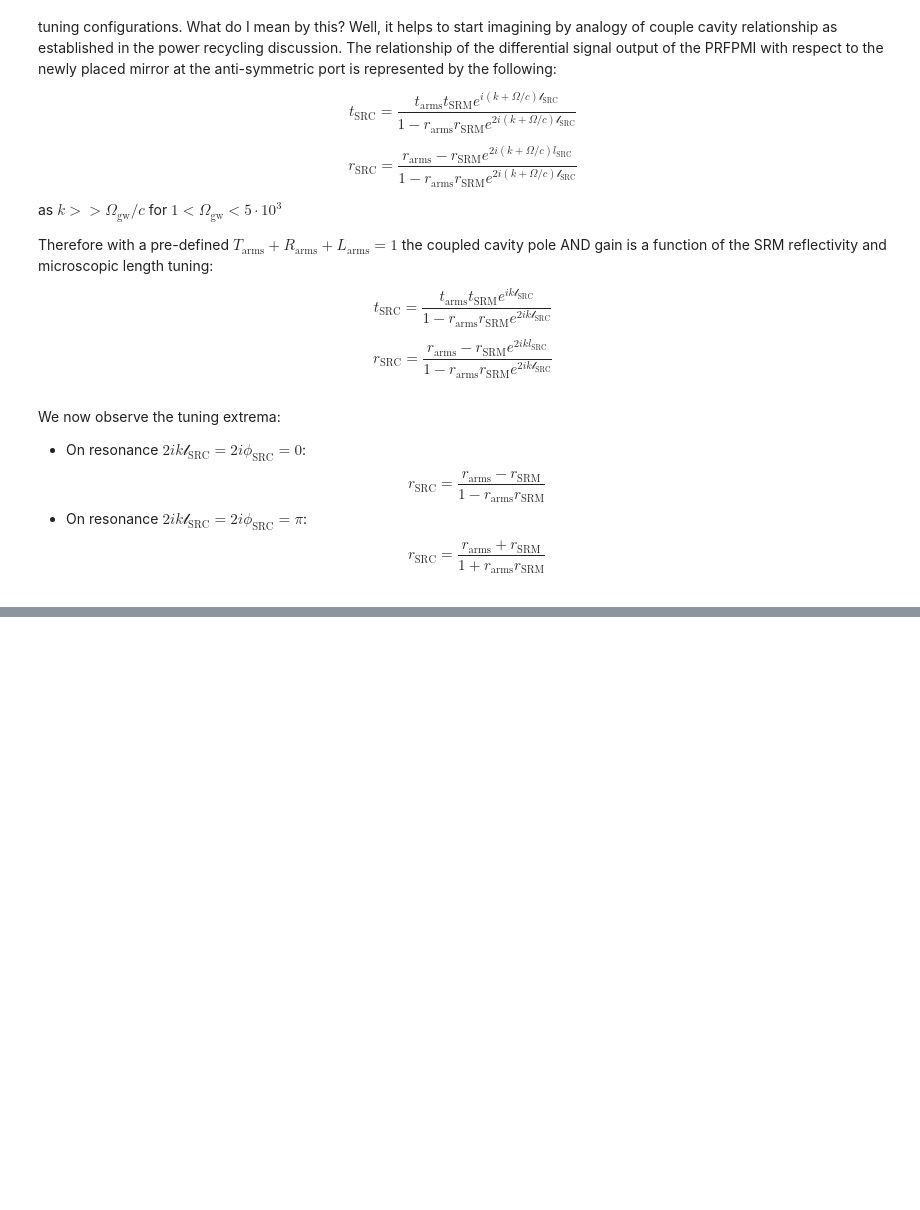
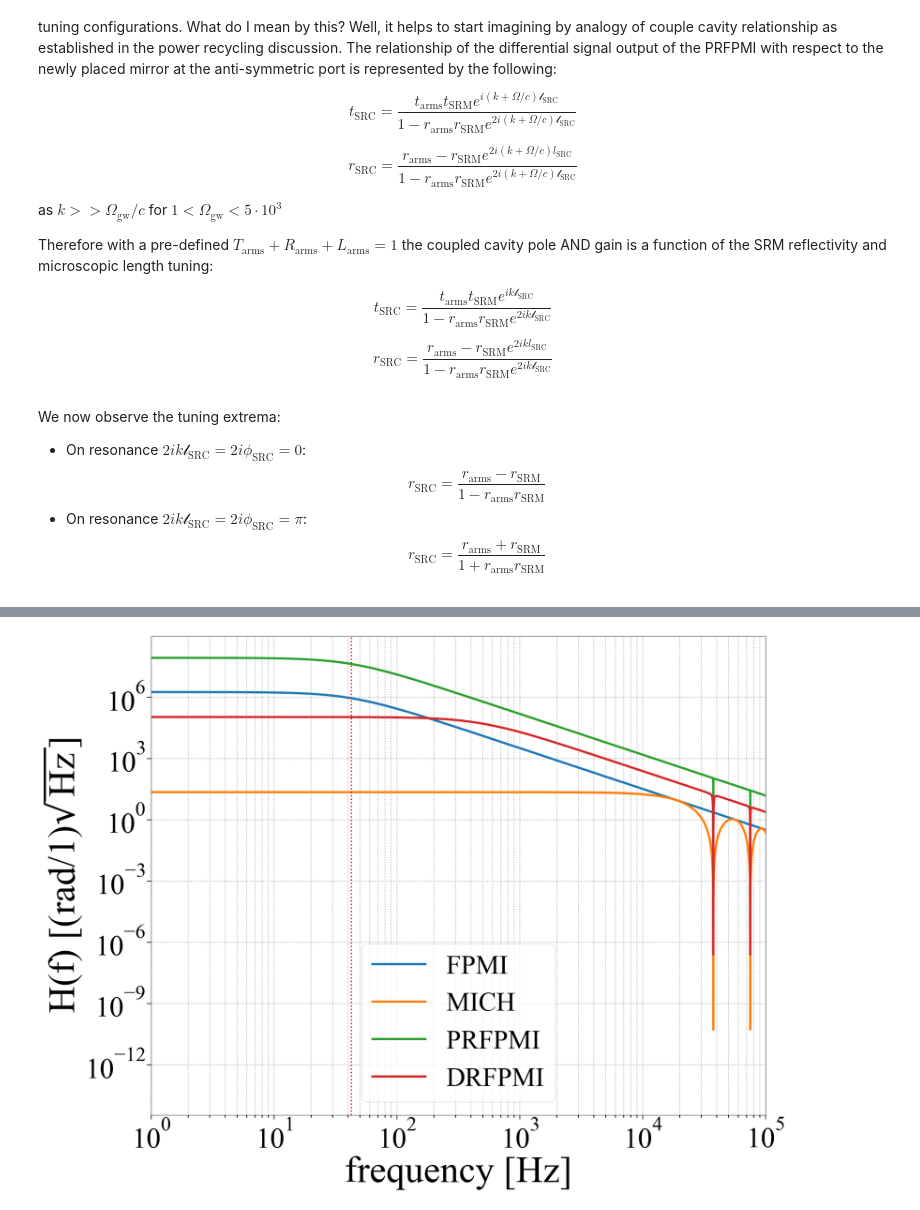
Before and after one commit to dancvan/dissertation, a Jupyter notebook: code/drfpmi_fr.ipynb, the cells around one changed output, grey strips where cells are left out. Cells and saved outputs as stored; diff of their text form; code cells hidden in the pictures; blank space fills up the shorter version.

```diff
--- a/code/drfpmi_fr.ipynb
+++ b/code/drfpmi_fr.ipynb
@@ -266,0 +268,12 @@ Text(0, 0.5, 'phase [deg]')
+# %%
+plt.loglog(nu,H_FPMI_modsq, label='FPMI', linewidth=5.0)
+plt.loglog(nu,H_MI_modsq, label= 'MICH', linewidth= 5.0)
+plt.loglog(nu,H_PRFPMI_modsq, label='PRFPMI', linewidth = 5.0)
+plt.loglog(nu,H_DRFPMI_modsq, label='DRFPMI', linewidth = 5.0)
+plt.axvline (x=f_pole,ymin=1e-11, color='red', linestyle='dotted', linewidth=3)
+plt.xlim([1e0, 1e5])
+plt.xlabel('frequency [Hz]')
+plt.ylabel('H(f) [$\mathdefault{(rad/1)\sqrt{Hz}}$]')
+lgd=plt.legend()
+# %% [output]
+[figure, added]
```
Also changed, not shown: parts of 7 cells of this notebook.
